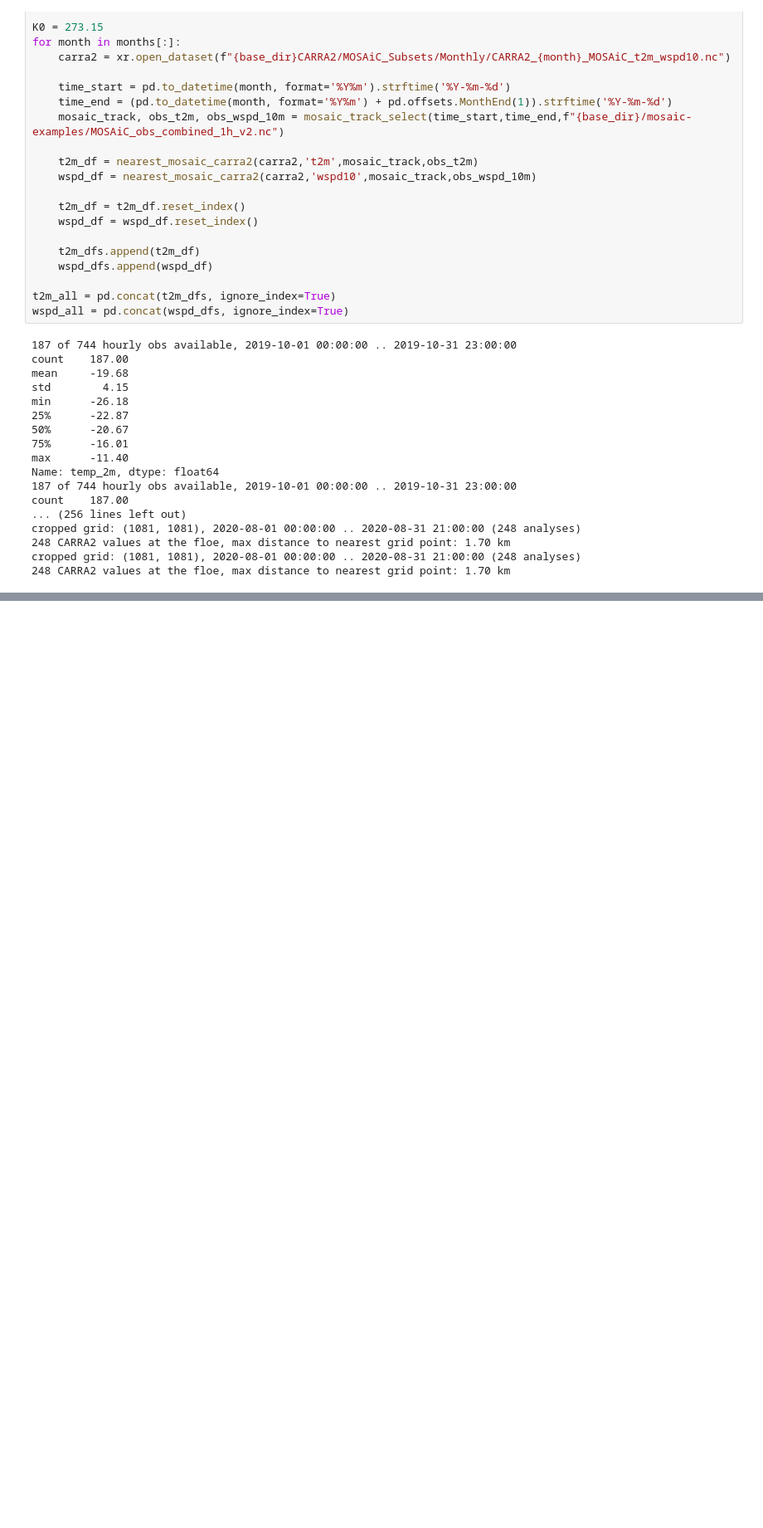
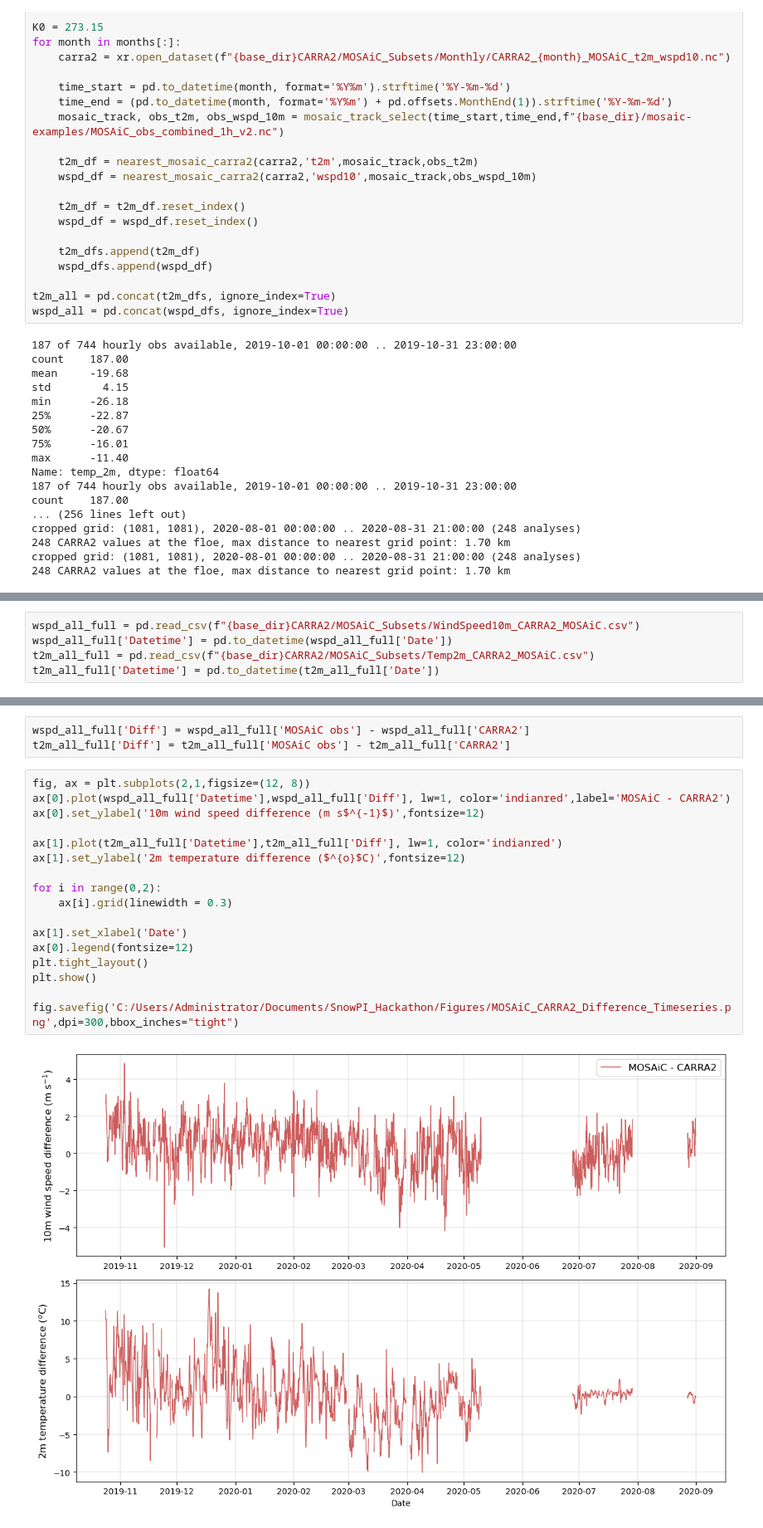
Before and after one commit to kristianpagh/PISCO_notebooks, a Jupyter notebook: MOSAiC_CARRA2_Comparison2.ipynb, the cells around one changed output, grey strips where cells are left out. Shown at 83% size. Drawn from its saved outputs; the diff is of its cells as text; blank space fills up the shorter version.

```diff
--- a/MOSAiC_CARRA2_Comparison2.ipynb
+++ b/MOSAiC_CARRA2_Comparison2.ipynb
@@ -317,0 +417,5 @@ t2m_all_full = hourly_timestamp(t2m_all)
+# %%
+wspd_all_full = pd.read_csv(f"{base_dir}CARRA2/MOSAiC_Subsets/WindSpeed10m_CARRA2_MOSAiC.csv")
+wspd_all_full['Datetime'] = pd.to_datetime(wspd_all_full['Date'])
+t2m_all_full = pd.read_csv(f"{base_dir}CARRA2/MOSAiC_Subsets/Temp2m_CARRA2_MOSAiC.csv")
+t2m_all_full['Datetime'] = pd.to_datetime(t2m_all_full['Date'])
@@ -336,0 +540,22 @@ plt.show()
+# %%
+wspd_all_full['Diff'] = wspd_all_full['MOSAiC obs'] - wspd_all_full['CARRA2']
+t2m_all_full['Diff'] = t2m_all_full['MOSAiC obs'] - t2m_all_full['CARRA2']
+# %%
+fig, ax = plt.subplots(2,1,figsize=(12, 8))
+ax[0].plot(wspd_all_full['Datetime'],wspd_all_full['Diff'], lw=1, color='indianred',label='MOSAiC - CARRA2')
+ax[0].set_ylabel('10m wind speed difference (m s$^{-1}$)',fontsize=12)
+
+ax[1].plot(t2m_all_full['Datetime'],t2m_all_full['Diff'], lw=1, color='indianred')
+ax[1].set_ylabel('2m temperature difference ($^{o}$C)',fontsize=12)
+
+for i in range(0,2):
+    ax[i].grid(linewidth = 0.3)
+
+ax[1].set_xlabel('Date')
+ax[0].legend(fontsize=12)
+plt.tight_layout()
+plt.show()
+
+fig.savefig('C:/Users/Administrator/Documents/SnowPI_Hackathon/Figures/MOSAiC_CARRA2_Difference_Timeseries.png',dpi=300,bbox_inches="tight")
+# %% [output]
+[figure, added]
```
Also changed, not shown: parts of 24 cells of this notebook.
